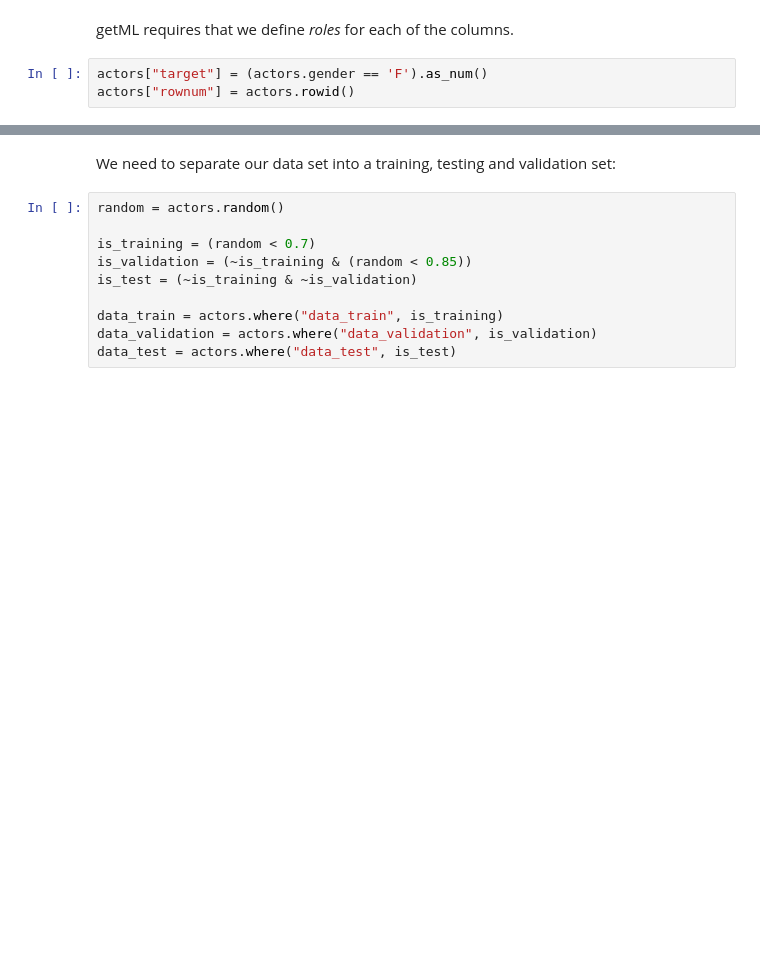
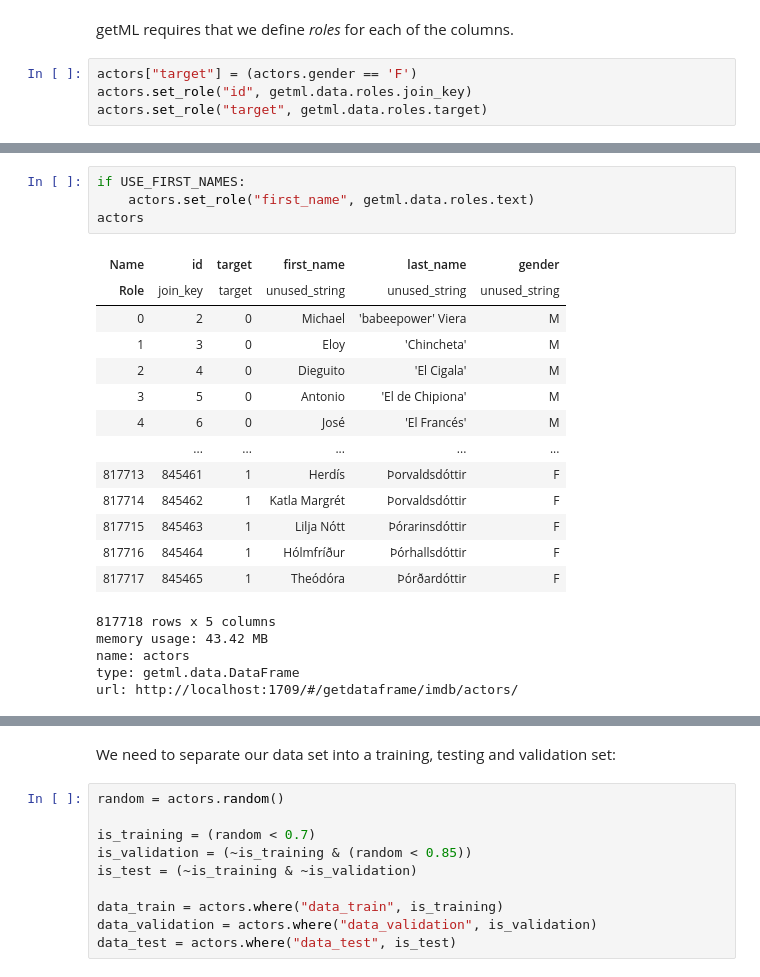
Before and after one commit to getml/getml-demo, a Jupyter notebook: imdb.ipynb, the cells around one changed output, grey strips where cells are left out. Drawn from its saved outputs; the diff is of its cells as text; blank space fills up the shorter version.

```diff
--- a/imdb.ipynb
+++ b/imdb.ipynb
@@ -233,5 +193,6 @@ role = process_text_fields(roles.role.to_numpy(), "role")
 # %% [markdown]
 getML requires that we define *roles* for each of the columns.
 # %%
-actors["target"] = (actors.gender == 'F').as_num()
-actors["rownum"] = actors.rowid()
+actors["target"] = (actors.gender == 'F')
+actors.set_role("id", getml.data.roles.join_key)
+actors.set_role("target", getml.data.roles.target)
@@ -237,0 +202,23 @@ actors["rownum"] = actors.rowid()
+# %%
+if USE_FIRST_NAMES:
+    actors.set_role("first_name", getml.data.roles.text)
+actors
+# %% [output]
+| Name | id | target | first_name | last_name | gender |
+| Role | join_key | target | unused_string | unused_string | unused_string |
+| 0 | 2 | 0 | Michael | 'babeepower' Viera | M |
+| 1 | 3 | 0 | Eloy | 'Chincheta' | M |
+| 2 | 4 | 0 | Dieguito | 'El Cigala' | M |
+| 3 | 5 | 0 | Antonio | 'El de Chipiona' | M |
+| 4 | 6 | 0 | José | 'El Francés' | M |
+|  | ... | ... | ... | ... | ... |
+| 817713 | 845461 | 1 | Herdís | Þorvaldsdóttir | F |
+| 817714 | 845462 | 1 | Katla Margrét | Þorvaldsdóttir | F |
+| 817715 | 845463 | 1 | Lilja Nótt | Þórarinsdóttir | F |
+| 817716 | 845464 | 1 | Hólmfríður | Þórhallsdóttir | F |
+| 817717 | 845465 | 1 | Theódóra | Þórðardóttir | F |
+817718 rows x 5 columns
+memory usage: 43.42 MB
+name: actors
+type: getml.data.DataFrame
+url: http://localhost:1709/#/getdataframe/imdb/actors/
```
Also changed, not shown: parts of 29 cells of this notebook.
